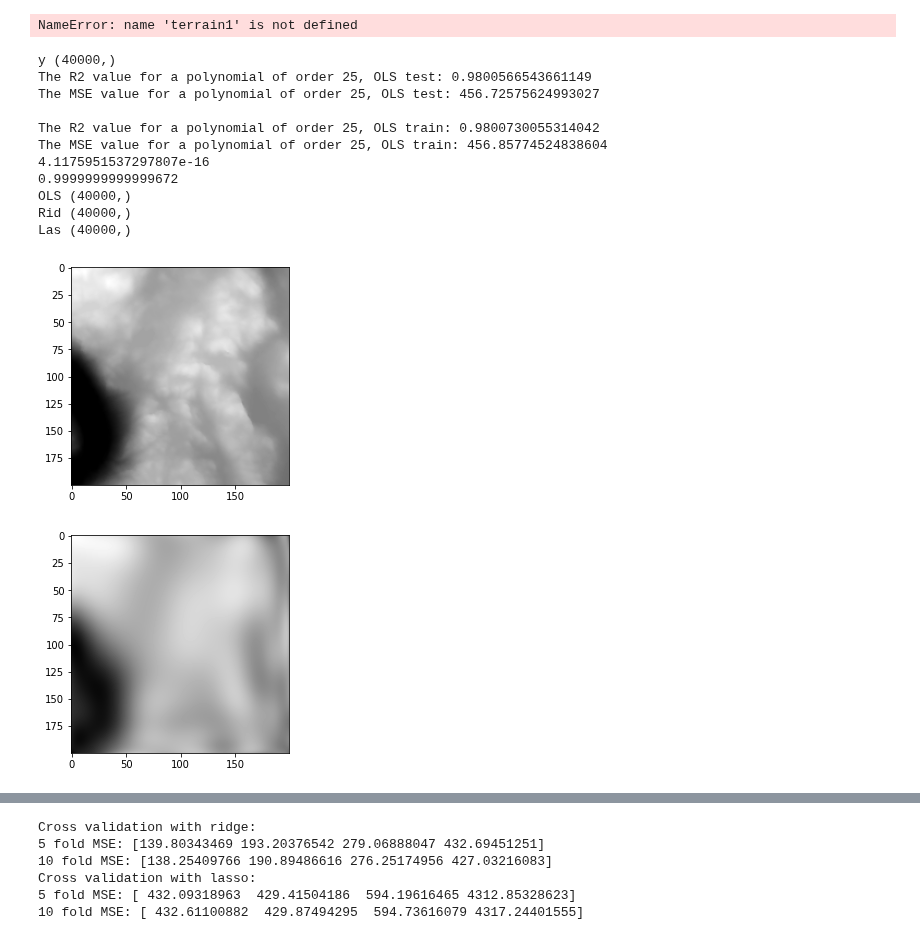
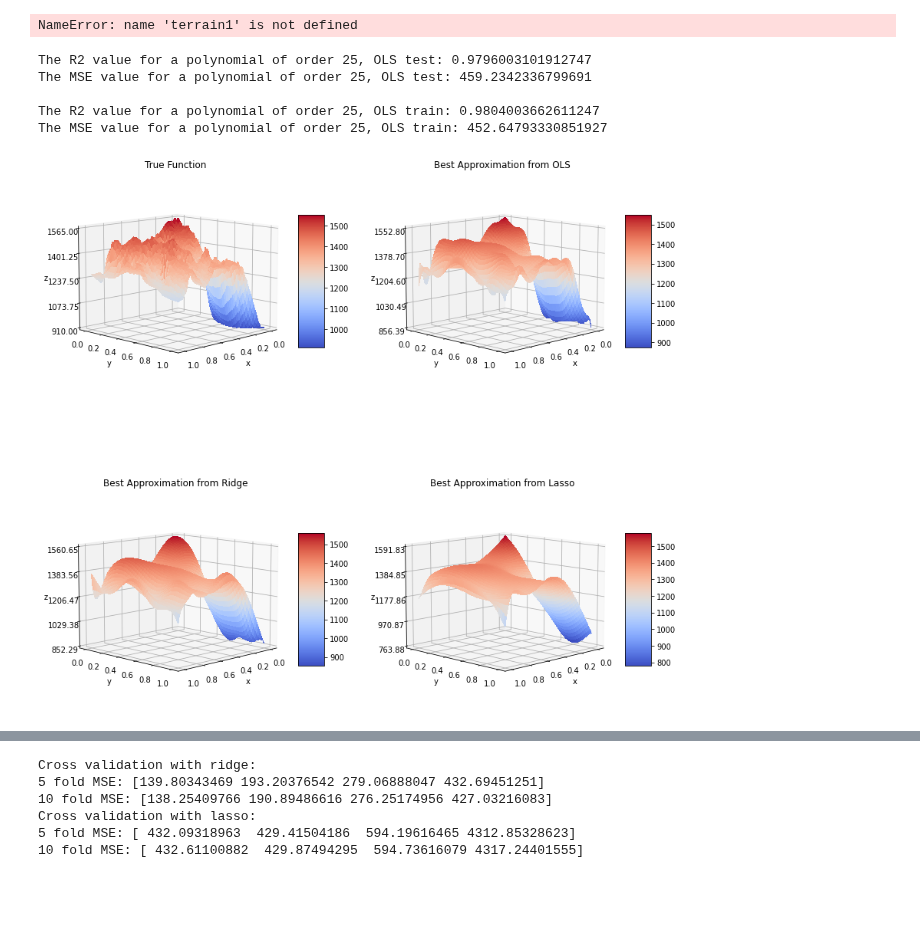
Before and after one commit to espentn/FYS-STK3155, a Jupyter notebook: FYS-STK3155.ipynb, the cells around one changed output, grey strips where cells are left out. Saved outputs shown, nothing was run; the diff lists cells and outputs as text; code cells hidden in the pictures; blank space fills up the shorter version.

```diff
--- a/FYS-STK3155.ipynb
+++ b/FYS-STK3155.ipynb
@@ -810,7 +810,7 @@ seco  7
 3500
 NameError: name 'terrain1' is not defined
 # %%
-# np.random.seed(2020)
+np.random.seed(26)
 
 newLength = 200
 startingPoint = 100
@@ -820,8 +820,6 @@ x1, x2 = np.meshgrid(x1,x2)
 
 croppedTerrain = terrain1[startingPoint:newLength+startingPoint, startingPoint:newLength+startingPoint]
 y = croppedTerrain.ravel()
-
-print("y", y.shape)
 
 degree = 25
 X = createDesignMatrix(x1,x2,degree)
@@ -834,56 +832,37 @@ _ = olsRegression(X_train, X_test, y_train,y_test, False)
 scaler = StandardScaler()
 scaler.fit(X[:,1:])
 X[:,1:] = scaler.transform(X[:,1:])
-print(np.mean(X[:,1]))
-print(np.var(X[:,1]))
 
 beta = np.linalg.pinv(X.T.dot(X)).dot(X.T).dot(y)
 y_OLS = (X @ beta)
-print("OLS", y_OLS.shape)
 
 clf_ridge = skl.Ridge(alpha=0.1, fit_intercept=False).fit(X,y)
 y_Ridge = clf_ridge.predict(X).squeeze()
-print("Rid", y_Ridge.shape)
 
 clf_lasso = skl.Lasso(alpha=0.1, fit_intercept=False).fit(X,y)
 y_Lasso = clf_lasso.predict(X).squeeze()
-print("Las", y_Lasso.shape)
-
-plt.figure()
-plt.imshow(croppedTerrain, cmap='gray')
-
-plt.figure()
-plt.imshow(y_OLS.reshape(newLength,newLength), cmap='gray')
 
 Y = np.stack((y, y_OLS, y_Ridge, y_Lasso))
 name = ["True Function", "Best Approximation from OLS", "Best Approximation from Ridge", "Best Approximation from Lasso"]
-
 
 fig = plt.figure(figsize=(14,14))
 
 for i in range(1,5):
     ax = fig.add_subplot(2, 2, i, projection='3d')
     surf = ax.plot_surface(x1, x2, Y[i-1].reshape(newLength,newLength), cmap=cm.coolwarm,
                             linewidth=0, antialiased=False)
     ax.zaxis.set_major_locator(LinearLocator(5))
     ax.zaxis.set_major_formatter(FormatStrFormatter('%.02f'))
     ax.view_init(10, 45)
     ax.set_title(name[i-1])
     ax.set_xlabel('x')
     ax.set_ylabel('y')
     ax.set_zlabel('z')
     fig.colorbar(surf, shrink=0.5, aspect=5)
 # %% [output]
-y (40000,)
-The R2 value for a polynomial of order 25, OLS test: 0.9800566543661149
-The MSE value for a polynomial of order 25, OLS test: 456.72575624993027
+The R2 value for a polynomial of order 25, OLS test: 0.9796003101912747
+The MSE value for a polynomial of order 25, OLS test: 459.2342336799691
 
-The R2 value for a polynomial of order 25, OLS train: 0.9800730055314042
-The MSE value for a polynomial of order 25, OLS train: 456.85774524838604
-4.1175951537297807e-16
-0.9999999999999672
-OLS (40000,)
-Rid (40000,)
-Las (40000,)
+The R2 value for a polynomial of order 25, OLS train: 0.9804003662611247
+The MSE value for a polynomial of order 25, OLS train: 452.64793330851927
-[figure, old version]
+[figure, new version]
-[figure, removed]
```
Also changed, not shown: parts of 1 cell of this notebook.
